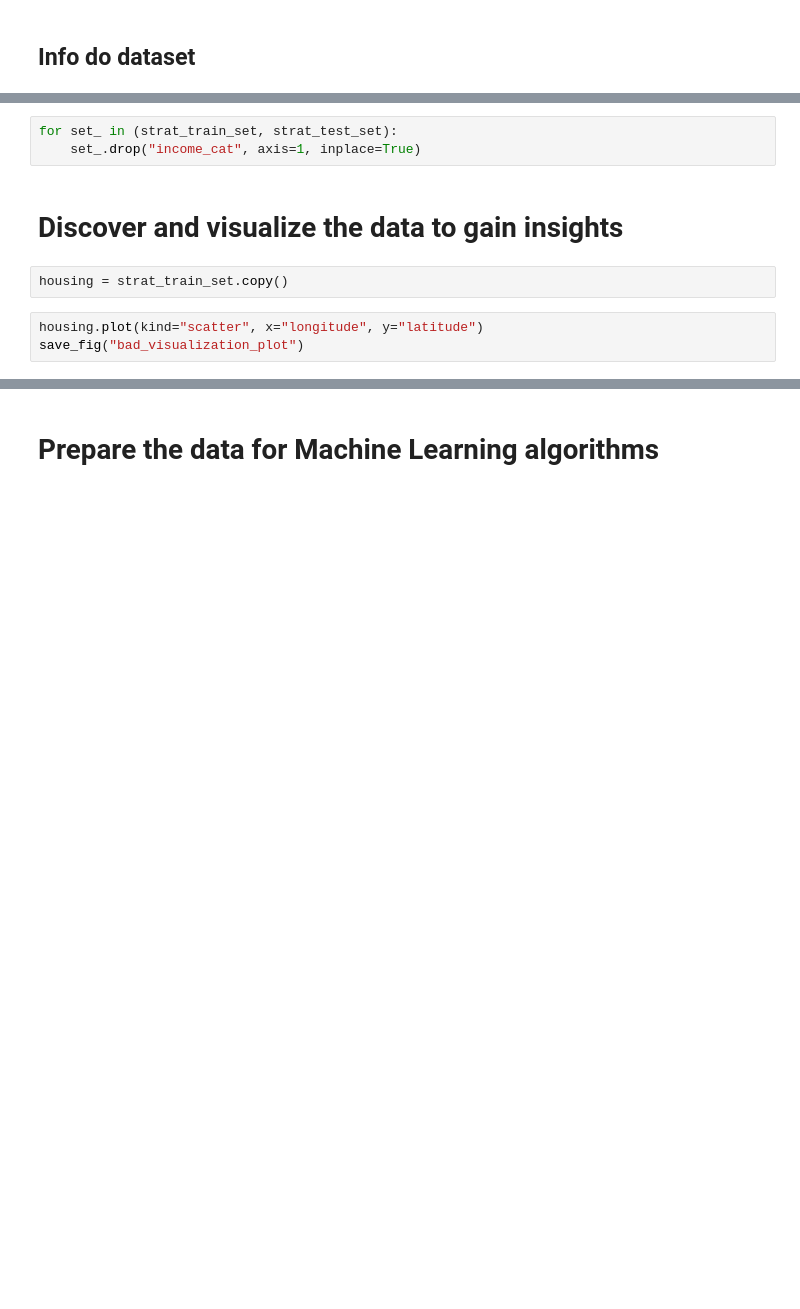
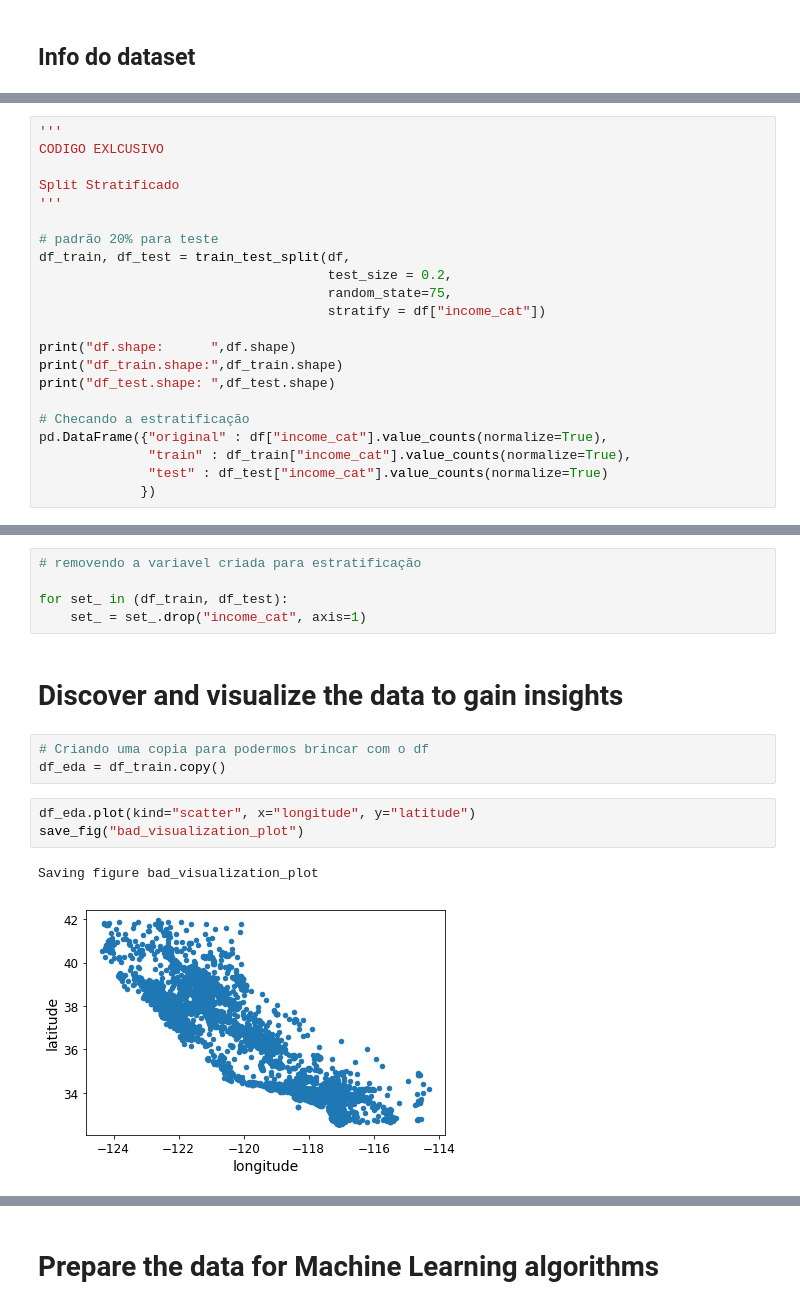
Before and after one commit to viggiano75/hands_on_ml, a Jupyter notebook: 02_end_to_end_machine_learning_project.ipynb, the cells around one changed output, grey strips where cells are left out. Drawn from its saved outputs; the diff is of its cells as text; blank space fills up the shorter version.

```diff
--- a/02_end_to_end_machine_learning_project.ipynb
+++ b/02_end_to_end_machine_learning_project.ipynb
@@ -231,0 +175,22 @@ compare_props
+# %%
+'''
+CODIGO EXLCUSIVO
+
+Split Stratificado
+'''
+
+# padrão 20% para teste
+df_train, df_test = train_test_split(df,
+                                     test_size = 0.2,
+                                     random_state=75,
+                                     stratify = df["income_cat"])
+
+print("df.shape:      ",df.shape)
+print("df_train.shape:",df_train.shape)
+print("df_test.shape: ",df_test.shape)
+
+# Checando a estratificação
+pd.DataFrame({"original" : df["income_cat"].value_counts(normalize=True),
+              "train" : df_train["income_cat"].value_counts(normalize=True),
+              "test" : df_test["income_cat"].value_counts(normalize=True)
+             })
@@ -232,13 +207,19 @@ compare_props
 # %%
-for set_ in (strat_train_set, strat_test_set):
-    set_.drop("income_cat", axis=1, inplace=True)
+# removendo a variavel criada para estratificação
+
+for set_ in (df_train, df_test):
+    set_ = set_.drop("income_cat", axis=1)
 # %% [markdown]
 # Discover and visualize the data to gain insights
-# %%
-housing = strat_train_set.copy()
+# %%
+# Criando uma copia para podermos brincar com o df
+df_eda = df_train.copy()
 # %%
-housing.plot(kind="scatter", x="longitude", y="latitude")
+df_eda.plot(kind="scatter", x="longitude", y="latitude")
 save_fig("bad_visualization_plot")
+# %% [output]
+Saving figure bad_visualization_plot
+[figure, added]
 # %%
 housing.plot(kind="scatter", x="longitude", y="latitude", alpha=0.1)
 save_fig("better_visualization_plot")
```
Also changed, not shown: parts of 47 cells of this notebook.
